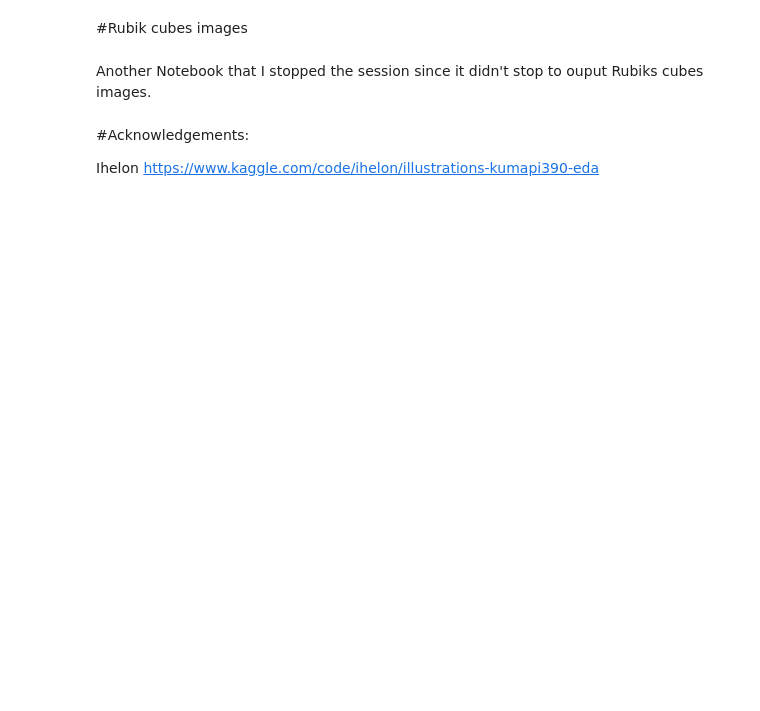
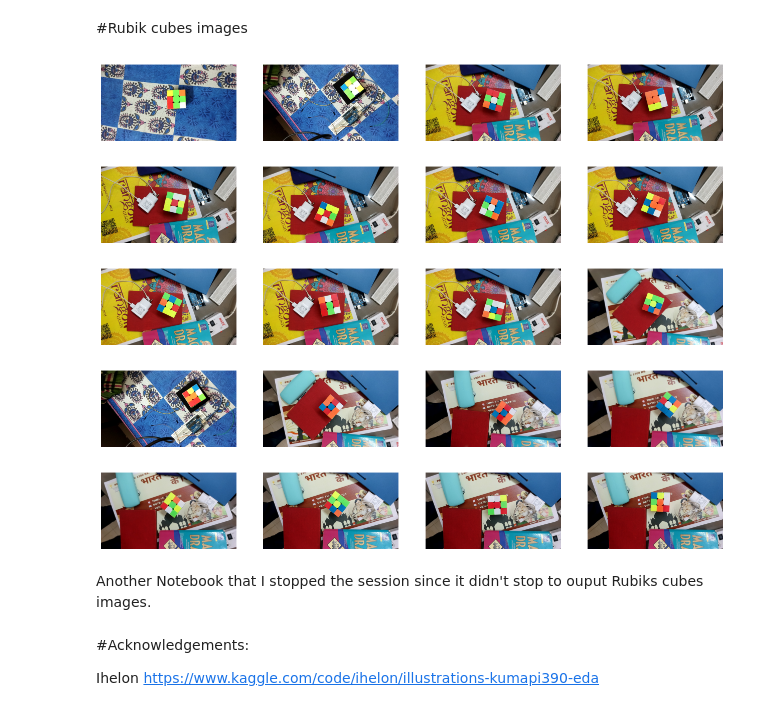
Before and after one commit to LudvigEriksonBrangstrup/Solving-Rubik-s-Cube-With-Robot-Manipulator, a Jupyter notebook: Neural network train masking/rubik-s-cubes.ipynb, the cells around one changed output. Cells and saved outputs as stored; diff of their text form; code cells hidden in the pictures; blank space fills up the shorter version.

```diff
--- a/Neural network train masking/rubik-s-cubes.ipynb
+++ b/Neural network train masking/rubik-s-cubes.ipynb
@@ -36,3 +34,5 @@ DATA_PATH = "../input/rubiks-cube-face-dataset/"
+# %%
+DATA_PATH = "archive/"
 # %%
 image_paths = sorted(glob.glob(os.path.join(DATA_PATH, 'images/*.jpg')))
 # %%
@@ -52,20 +54,29 @@ image_shapes
 # %%
 #Code by Ihelon https://www.kaggle.com/code/ihelon/illustrations-kumapi390-eda
 
 n_cols = 4
 n_rows = 4
-
+i = 0
 for ind, image_path in enumerate(image_paths):
+    i += 1
+    if i > 20:
+        break
     image = cv2.imread(image_path)
     image = cv2.cvtColor(image, cv2.COLOR_BGR2RGB)
 
     if ind % n_cols == 0:
         plt.figure(figsize=(16, 5))
     plt.subplot(1, n_cols, ind % n_cols + 1)
     plt.imshow(image)
     plt.axis("off")
     if ind % n_cols == n_cols - 1:
         plt.show()
+# %% [output]
+[figure, added]
+[figure, added]
+[figure, added]
+[figure, added]
+[figure, added]
 # %% [markdown]
 Another Notebook that I stopped the session since it didn't stop to ouput Rubiks cubes images.
 # %% [markdown]
```
Also changed, not shown: parts of 3 cells of this notebook, 3 other files.
